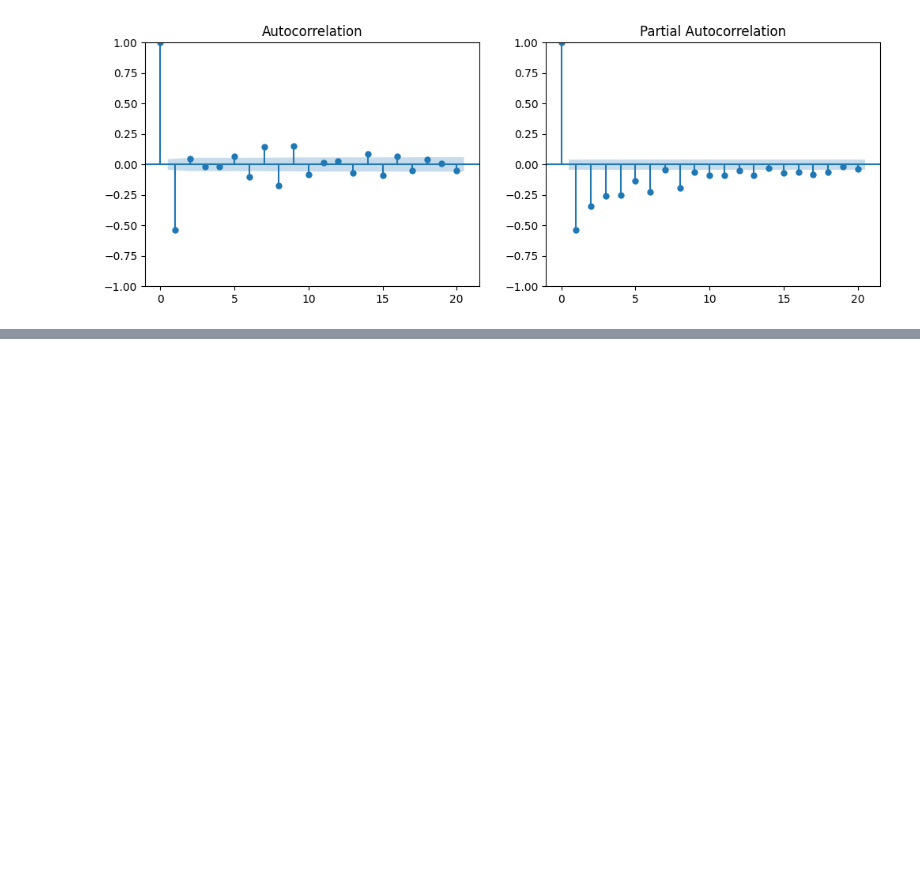
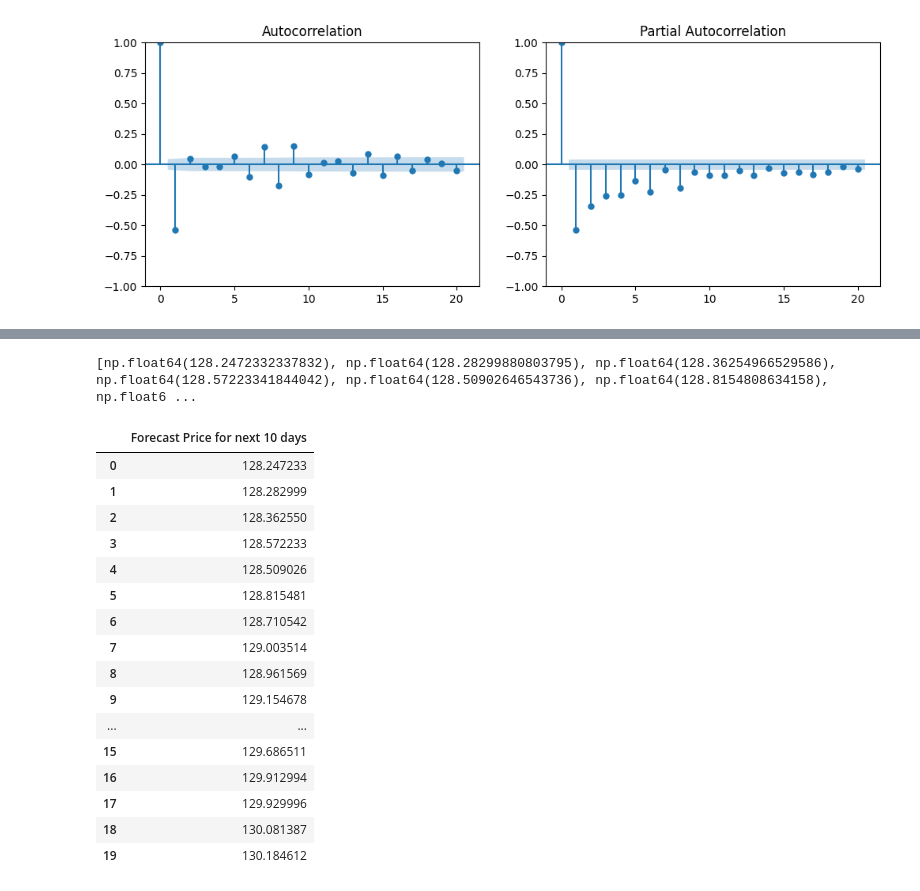
Before and after one commit to a-anuj/box-jenkins-method, a Jupyter notebook: box-jenkins-method-apple-stock-predict.ipynb, the cells around one changed output, grey strips where cells are left out. Saved outputs shown, nothing was run; the diff lists cells and outputs as text; code cells hidden in the pictures; blank space fills up the shorter version.

Commit message:
feat:forecast the price for next 20 days

```diff
--- a/box-jenkins-method-apple-stock-predict.ipynb
+++ b/box-jenkins-method-apple-stock-predict.ipynb
@@ -166,0 +149,3 @@ Note: you may need to restart the kernel to use updated packages.
+# %%
+forecast = arima_results.forecast(steps=20)
+print(forecast)
@@ -166,0 +170,35 @@ Note: you may need to restart the kernel to use updated packages.
+# %%
+import numpy as np
+
+last_price = stock_data['AAPL'].iloc[-1]
+
+price_forecast = []
+current_price = last_price
+
+for r in forecast:
+    current_price = current_price * np.exp(r)
+    price_forecast.append(current_price)
+
+print(price_forecast)
+
+forecast_df = pd.DataFrame(price_forecast,columns=["Forecast Price for next 10 days"])
+forecast_df
+# %% [output]
+[np.float64(128.2472332337832), np.float64(128.28299880803795), np.float64(128.36254966529586), np.float64(128.57223341844042), np.float64(128.50902646543736), np.float64(128.8154808634158), np.float6 ...
+|  | Forecast Price for next 10 days |
+| 0 | 128.247233 |
+| 1 | 128.282999 |
+| 2 | 128.362550 |
+| 3 | 128.572233 |
+| 4 | 128.509026 |
+| 5 | 128.815481 |
+| 6 | 128.710542 |
+| 7 | 129.003514 |
+| 8 | 128.961569 |
+| 9 | 129.154678 |
+| ... | ... |
+| 15 | 129.686511 |
+| 16 | 129.912994 |
+| 17 | 129.929996 |
+| 18 | 130.081387 |
+| 19 | 130.184612 |
```
Also changed, not shown: parts of 10 cells of this notebook.
